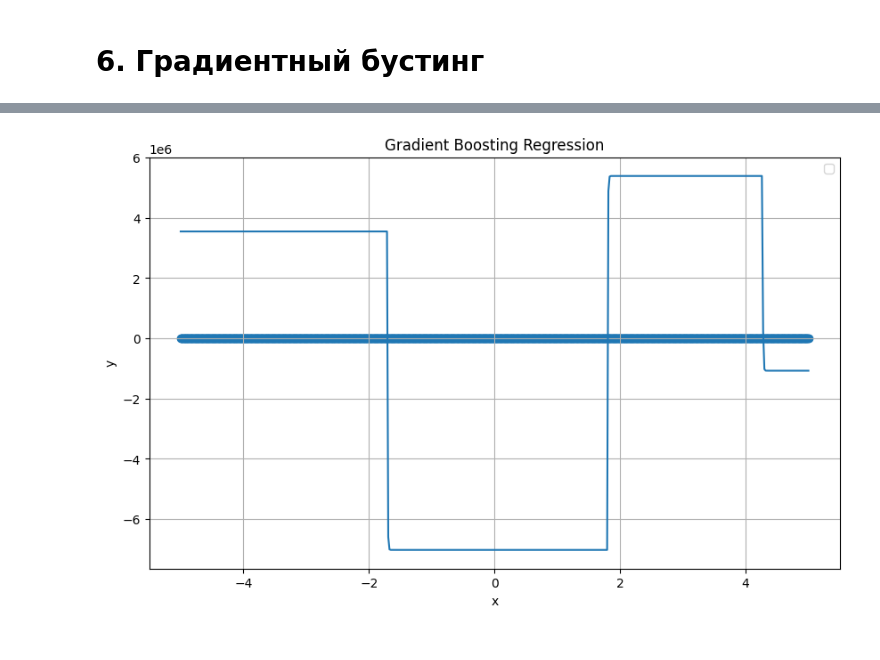
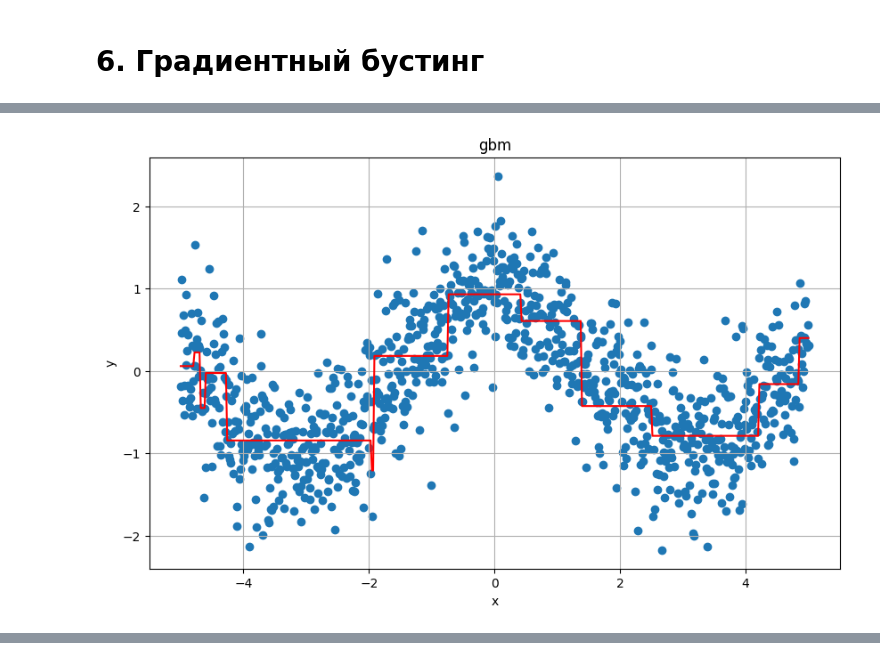
Before and after one commit to bleeeana/ml_methods, a Jupyter notebook: methods.ipynb, the cells around one changed output, grey strips where cells are left out. Saved outputs shown, nothing was run; the diff lists cells and outputs as text; code cells hidden in the pictures.

```diff
--- a/methods.ipynb
+++ b/methods.ipynb
@@ -942,13 +943,13 @@ class GradientBoostingMethod:
         if self.loss_function == "MSE":
             numerator = np.sum(antigrad * step_prediction)
             denominator = np.sum(step_prediction ** 2)
-            return 2 * numerator / (denominator + 1e-8)
+            return  numerator / (denominator + 1e-8)
         else:
             return 1.0
 
     def loss_gradient(self, y, prediction):
         if self.loss_function == "MSE":
-            return -2 * (y - prediction)
+            return -1.0 * (y - prediction)
         elif self.loss_function == "LOG":
            return - y / (1 + np.exp(y * prediction))
         else:
@@ -958,52 +959,83 @@ class GradientBoostingMethod:
         y = self.dataset[y_label].to_numpy()
         x = self.dataset[x_label].to_numpy()
         self.prediction_0 = np.mean(y)
+        #print(self.prediction_0)
         predictions = np.full(y.shape, self.prediction_0)
         for i in range(self.num_models):
-            antigrad = self.loss_gradient(y, predictions)
+            antigrad = - self.loss_gradient(y, predictions)
             step_dataset = self.dataset[x_label].copy()
             step_dataset[y_label] = antigrad
             model = self.base_model_class(step_dataset, **self.base_model_params)
             model.fit(x_label, y_label)
             step_predictions = []
             for x_i in x:
                 step_predictions.append(model.predict(np.array([x_i])))
             step_predictions = np.array(step_predictions).reshape(-1, 1)
 
             weight = self.count_weight(y, predictions, antigrad, step_predictions)
             predictions += self.learning_rate * weight * step_predictions
             self.models.append(model)
             self.model_weights.append(weight)
 
     def predict(self, x: np.array):
+        if x.ndim == 1:
+            x = x.reshape(-1, 1)
+
         predictions = np.full(x.shape[0], self.prediction_0)
-        for j in range(len(x)):
-            print(np.array([[x[j]]]))
+        for j in range(x.shape[0]):
             for i in range(len(self.models)):
-                predictions[j] += self.learning_rate * self.model_weights[i] * self.models[i].predict(np.array([[x[j]]]))
+                pred = self.models[i].predict(x[j:j+1])
+                predictions[j] += self.learning_rate * self.model_weights[i] * pred
         return predictions
 
     def plot(self, x_label, y_label):
+        if self.loss_function == "MSE":
+            x = self.dataset[x_label].to_numpy().ravel()
+            y = self.dataset[y_label].to_numpy().ravel()
 
-        x = self.dataset[x_label].to_numpy().ravel()
-        y = self.dataset[y_label].to_numpy().ravel()
+            x_min, x_max = x.min(), x.max()
+            x_plot = np.linspace(x_min, x_max, 500).reshape(-1, 1)
 
-        x_min, x_max = x.min(), x.max()
-        x_plot = np.linspace(x_min, x_max, 500).reshape(-1, 1)
+            y_pred = self.predict(x_plot)
 
-        y_pred = self.predict(x_plot)
+            plt.figure(figsize=(10, 6))
+            plt.scatter(x, y)
+            plt.plot(x_plot.ravel(), y_pred, color='red')
+            plt.xlabel(x_label[0])
+            plt.ylabel(y_label[0])
+            plt.title('gbm')
+            plt.grid(True)
+            plt.show()
+        else:
+            x = self.dataset[x_label].to_numpy()
+            y = self.dataset[y_label].to_numpy()
 
-        plt.figure(figsize=(10, 6))
-        plt.scatter(x, y)
-        plt.plot(x_plot.ravel(), y_pred)
-        plt.xlabel(x_label[0])
-        plt.ylabel(y_label[0])
-        plt.title('gbm')
-        plt.legend()
-        plt.grid(True)
-        plt.show()
+            x_min, x_max = x[:, 0].min() - 0.5, x[:, 0].max() + 0.5
+            y_min, y_max = x[:, 1].min() - 0.5, x[:, 1].max() + 0.5
+
+            xx, yy = np.meshgrid(
+                np.linspace(x_min, x_max, 300),
+                np.linspace(y_min, y_max, 300)
+            )
+
+            grid_points = np.c_[xx.ravel(), yy.ravel()]
+
+            predictions = np.array([self.predict(point.reshape(1, -1)) for point in grid_points])
+            predictions = predictions.reshape(xx.shape)
+
+            plt.figure(figsize=(8, 6))
+            plt.scatter(X_linear[:, 0], X_linear[:, 1], c=y_linear, cmap='RdYlBu')
+            plt.title('gbm')
+            plt.contourf(xx, yy, predictions, alpha=0.3, cmap='RdYlBu')
+            plt.xlabel(x_label[0])
+            plt.ylabel(x_label[1])
+            plt.show()
 
 
-model = GradientBoostingMethod(boosting_dataset, 'MSE', 10, SolvingTreeModel, max_depth = 2, min_samples = 2, use_loss = 2)
+model = GradientBoostingMethod(boosting_dataset, 'MSE', 4, SolvingTreeModel, learning_rate=1, max_depth = 2, min_samples = 2, use_loss = 2)
 model.fit(["x"], ["y"])
+
+model.plot(['x'], ['y'])
+print(model.predict(np.array([1.0])))
 # %% [output]
+[figure, new version]
@@ -1027 +1042,0 @@ model.fit(["x"], ["y"])
-[figure, old version]
```
Also changed, not shown: parts of 6 cells of this notebook.
